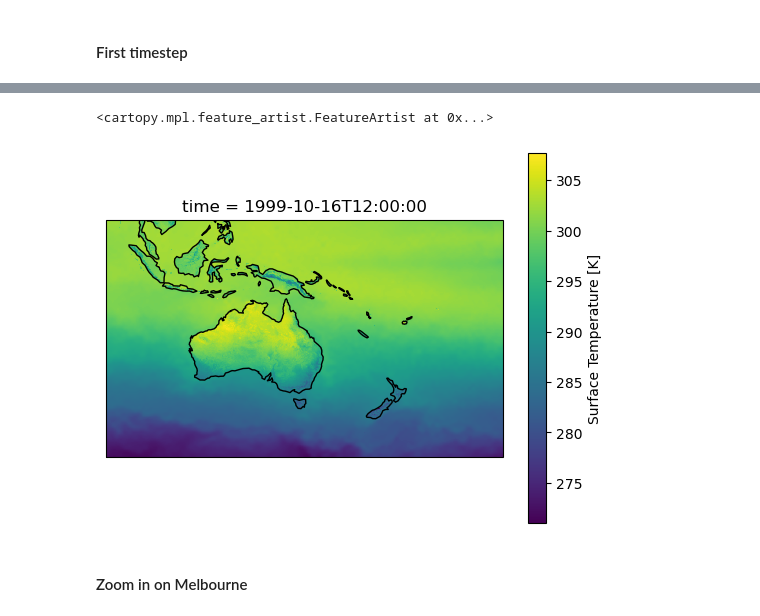
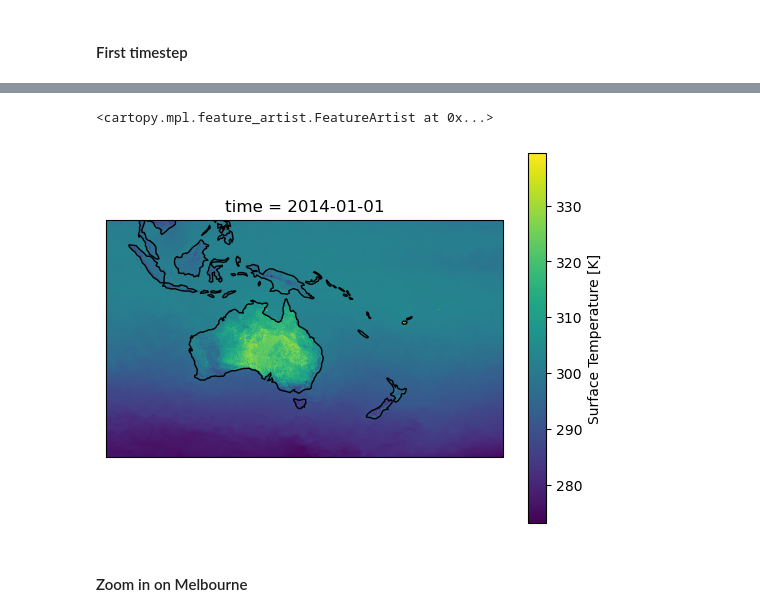
Before and after one commit to joshuatorrance/barpa-barra2-amos2024, a Jupyter notebook: AMOS2024.ipynb, the cells around one changed output, grey strips where cells are left out. Drawn from its saved outputs; the diff is of its cells as text; code cells hidden in the pictures.

```diff
--- a/AMOS2024.ipynb
+++ b/AMOS2024.ipynb
@@ -151,0 +201,4 @@ ds[var].attrs
+# %%
+# Load some BARPA data
+ds = loaddata.load_barpa_data("BARPA-R", "ACCESS-CM2", "historical", "1hr", "ts", tstart=datetime(2014, 1, 1), tend=datetime(2015, 1, 1))
+ds
@@ -209,0 +272,6 @@ date_metadata_modified :
+# %%
+var = 'tas'
+ds_inst = loaddata.load_barra2_data("BARRA-R2", "1hr", var, tstart=datetime(2014, 1, 1), tend=datetime(2015, 1, 1))
+print(ds_inst[var].attrs['long_name'])
+# TODO: add whatis here and below, or as an exercise?
+ds_inst['time'][0].data
@@ -209,0 +281,5 @@ date_metadata_modified :
+# %%
+var = 'tasmax'
+ds_accum = loaddata.load_barra2_data("BARRA-R2", "1hr", var, tstart=datetime(2014, 1, 1), tend=datetime(2015, 1, 1))
+print(ds_accum[var].attrs['long_name'])
+ds_accum['time'][0].data
@@ -215,6 +295,9 @@ There are many ways to index data with Xarray, below are a couple of ways.
 See Xarray's [documentation](https://docs.xarray.dev/en/latest/user-guide/indexing.html) for more details.
 
 Xarray data sets can be easily plotting with matplotlib.
+# %%
+var = 'ts'
+ds = loaddata.load_barra2_data("BARRA-R2", "1hr", var, tstart=datetime(2014, 1, 1), tend=datetime(2015, 1, 1))
 # %% [markdown]
 #### First timestep
 # %%
@@ -232,23 +315,23 @@ da.plot()
 # %%
 # Plot the first field - with coastlines!
 
 # Can only plot data arrays (not datasets)
 da = ds_first_timestep[var]
 
 # Build a cartopy projection so we can draw on the coastlines
 centre_lon = da['lon'].mean().values
 projection = cartopy.crs.PlateCarree(central_longitude=centre_lon)
 
 # Now plot the field with the transform.
 p = da.plot(
     transform=cartopy.crs.PlateCarree(),
-    subplot_kws={"projection": projection, "facecolor": "gray"})
+    subplot_kws={"projection": projection})
 
 # Draw the coastlines using cartopy
 p.axes.coastlines()
 # %% [output]
 <cartopy.mpl.feature_artist.FeatureArtist at 0x...>
-[figure, old version]
+[figure, new version]
 # %% [markdown]
 #### Zoom in on Melbourne
 # %%
```
Also changed, not shown: parts of 32 cells of this notebook.
